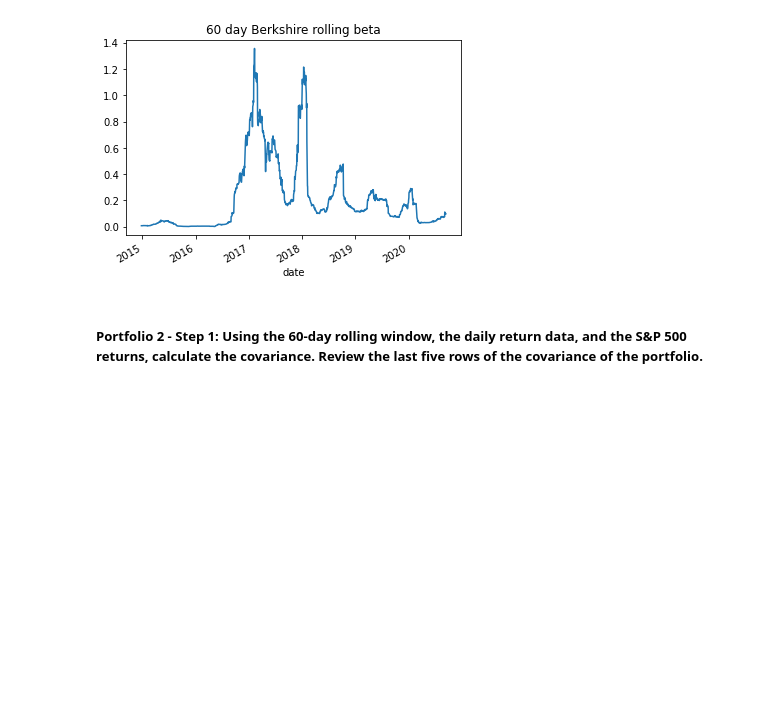
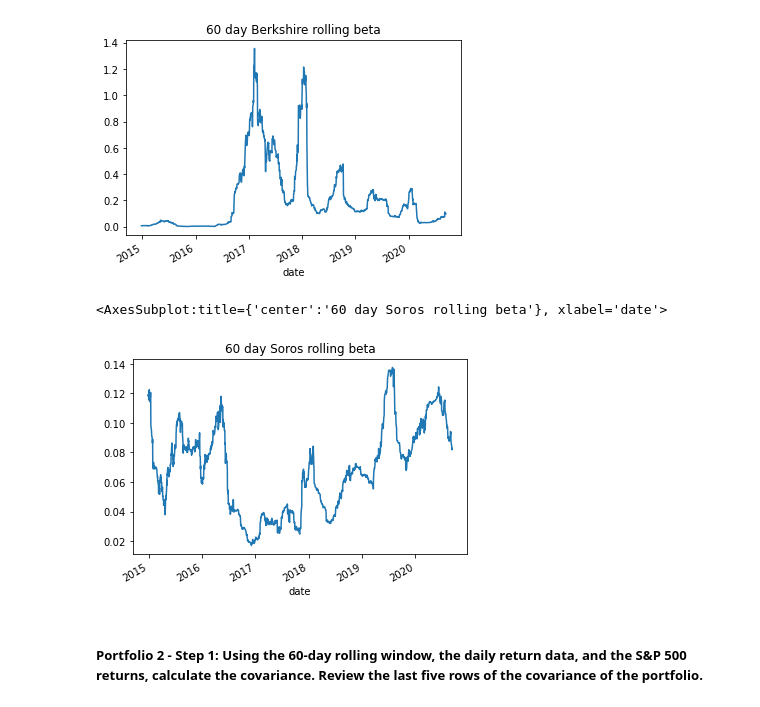
Before and after one commit to David-Ingraham/Titan_portfolio_analysis, a Jupyter notebook: risk_return_analysis.ipynb, the cells around one changed output. Saved outputs shown, nothing was run; the diff lists cells and outputs as text; code cells hidden in the pictures; blank space fills up the shorter version.

```diff
--- a/risk_return_analysis.ipynb
+++ b/risk_return_analysis.ipynb
@@ -415,13 +412,9 @@ Name: S&P 500, dtype: float64
 # Calculate the covariance using a 60-day rolling window
 # Review the last five rows of the covariance data
 # YOUR CODE HERE
-#spy_covariance_4_whales = daily_returns_df_no_spy.cov(daily_returns_df['S&P 500'])
-#covariance_paulson = daily_returns_df['PAULSON & CO.INC.'].cov(daily_returns_df['S&P 500'])
-#covariance_tiger = daily_return_df['TIGER GLOBAL MANAGEMENT LLC'].cov(daily_returns_df['S&P 500'])
-#covariance_berkshire = daily_return_df['BERKSHIRE HATHAWAY INC'].cov(daily_returns_df['S&P 500'])
-#daily_returns_df_no_spy.head()
+spy_df_dr = daily_returns_df['S&P 500']
 
-spy_covariance_4_whales = daily_returns_df['S&P 500'].rolling(60).cov()
-spy_covariance_4_whales.tail()
+berk_covar = daily_returns_df['BERKSHIRE HATHAWAY INC'].rolling(60).cov(spy_df_dr)
+berk_covar.tail()
 # %% [output]
 date
@@ -433,0 +427,3 @@ Name: S&P 500, dtype: float64
+# %%
+soros_covar = daily_returns_df['SOROS FUND MANAGEMENT LLC'].rolling(60).cov(spy_df_dr)
+soros_covar.tail()
@@ -454 +456,4 @@ date
 dtype: float64
+# %%
+soros_beta = soros_covar / SPY_variance
+soros_beta.tail()
@@ -471,6 +513,11 @@ berk_beta.plot(title='60 day Berkshire rolling beta')
 # %% [output]
 <AxesSubplot:title={'center':'60 day Berkshire rolling beta'}, xlabel='date'>
 [figure]
+# %%
+soros_beta.plot(title='60 day Soros rolling beta')
+# %% [output]
+<AxesSubplot:title={'center':'60 day Soros rolling beta'}, xlabel='date'>
+[figure, added]
 # %% [markdown]
 ##### Portfolio 2 - Step 1: Using the 60-day rolling window, the daily return data, and the S&P 500 returns, calculate the covariance. Review the last five rows of the covariance of the portfolio.
 # %%
```
Also changed, not shown: parts of 12 cells of this notebook.
